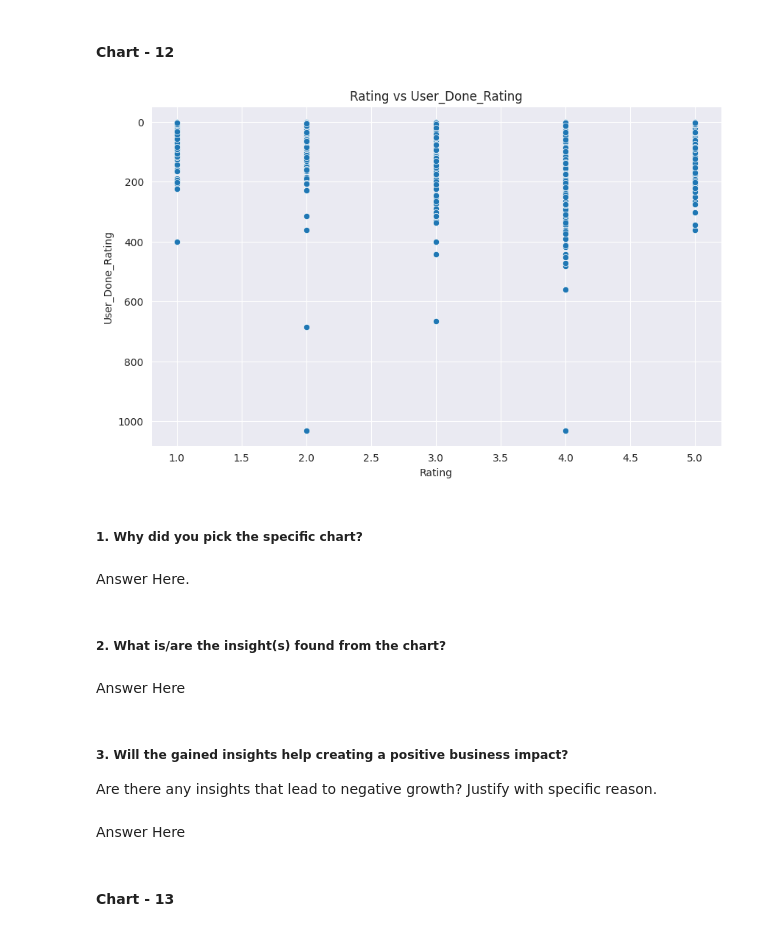
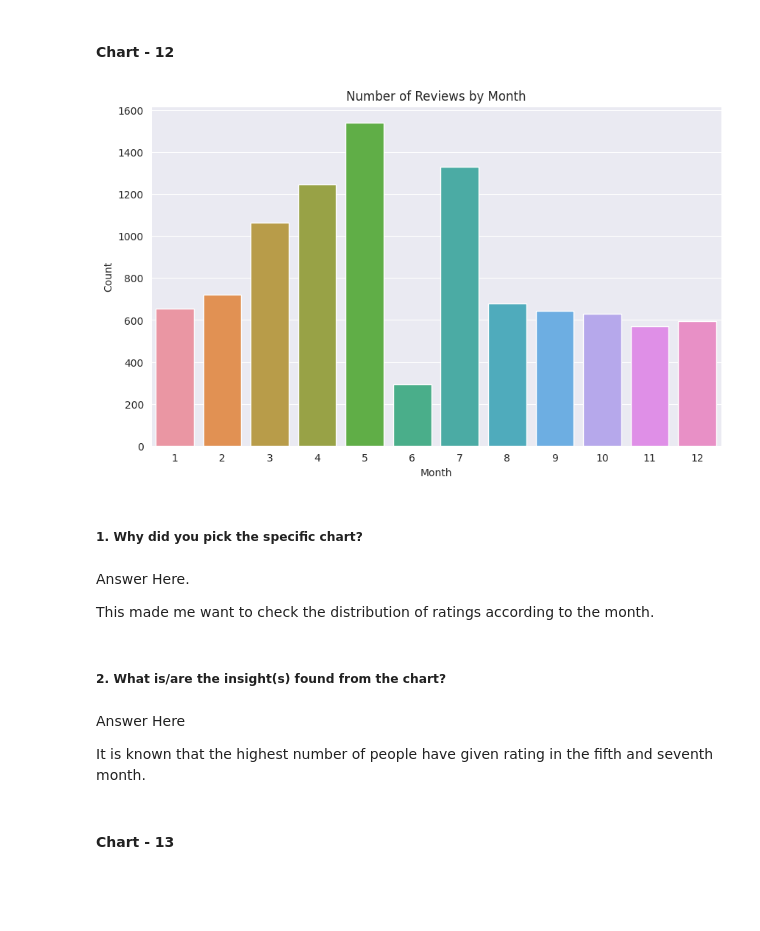
Before and after one commit to Manoharjha333/Zomato-Restaurant-Clustering-And-Sentiment-Analysis, a Jupyter notebook: Zomato_Restaurant_Clustering_And_Sentiment_Analysis.ipynb, the cells around one changed output. Saved outputs shown, nothing was run; the diff lists cells and outputs as text; code cells hidden in the pictures; blank space fills up the shorter version.

```diff
--- a/Zomato_Restaurant_Clustering_And_Sentiment_Analysis.ipynb
+++ b/Zomato_Restaurant_Clustering_And_Sentiment_Analysis.ipynb
@@ -977,27 +991,26 @@ Answer Here
 # %% [markdown]
 #### Chart - 12
 # %%
-# Chart - 12 visualization code
+# Chart - 12 visualization code Month
 plt.figure(figsize=(10, 6))
-sns.scatterplot(x='Rating', y='User_Done_Rating', data=review_df)
-plt.title('Rating vs User_Done_Rating')
-plt.xlabel('Rating')
-plt.ylabel('User_Done_Rating')
+sns.countplot(x='Month', data=review_df)
+plt.title('Number of Reviews by Month')
+plt.xlabel('Month')
+plt.ylabel('Count')
 plt.show()
 # %% [output]
-[figure, old version]
+[figure, new version]
 # %% [markdown]
 ##### 1. Why did you pick the specific chart?
-# %% [markdown]
-Answer Here.
+# %% [markdown]
+Answer Here.
+
+This made me want to check the distribution of ratings according to the month.
 # %% [markdown]
 ##### 2. What is/are the insight(s) found from the chart?
-# %% [markdown]
-Answer Here
-# %% [markdown]
-##### 3. Will the gained insights help creating a positive business impact?
-Are there any insights that lead to negative growth? Justify with specific reason.
-# %% [markdown]
-Answer Here
+# %% [markdown]
+Answer Here
+
+It is known that the highest number of people have given rating in the fifth and seventh month.
 # %% [markdown]
 #### Chart - 13
```
Also changed, not shown: parts of 40 cells of this notebook.
